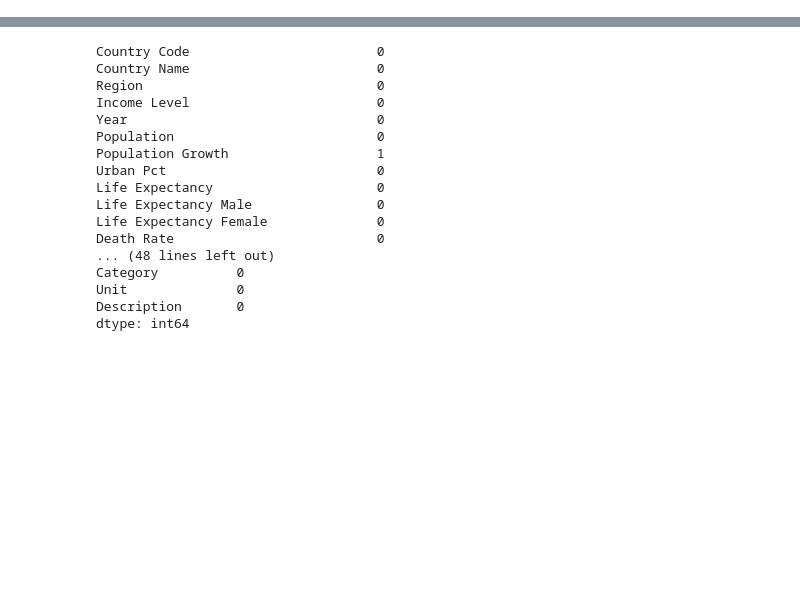
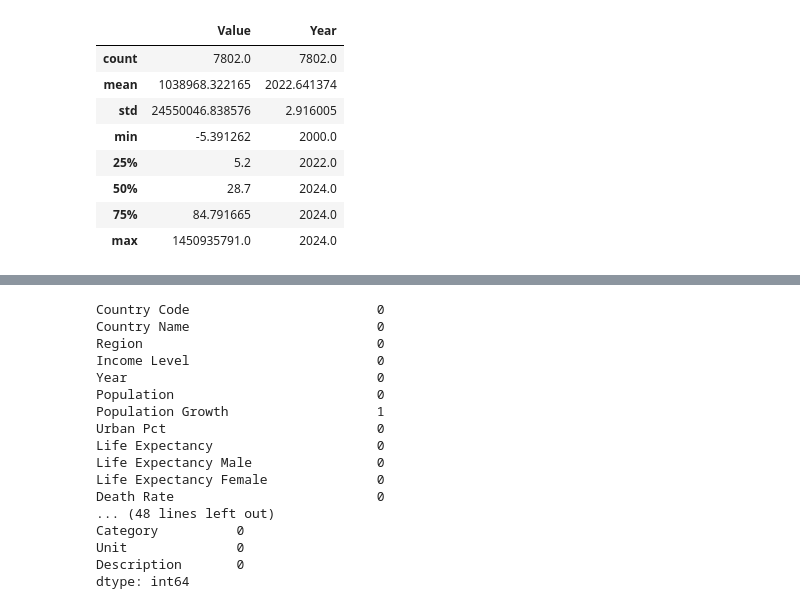
Before and after one commit to graceobonyo/Health-Data-Analytics, a Jupyter notebook: health.ipynb, the cells around one changed output, grey strips where cells are left out. Drawn from its saved outputs; the diff is of its cells as text; code cells hidden in the pictures; blank space fills up the shorter version.

```diff
--- a/health.ipynb
+++ b/health.ipynb
@@ -26,3 +88,15 @@ Country.head()
 | 2 | DZA | Algeria | Middle East, North Africa, Afghan... | Upper middle income | SP.POP.TOTL | Population, total | 46814308.0 | 2024 |
 | 3 | ASM | American Samoa | East Asia & Pacific | High income | SP.POP.TOTL | Population, total | 46765.0 | 2024 |
 | 4 | AND | Andorra | Europe & Central Asia | High income | SP.POP.TOTL | Population, total | 81938.0 | 2024 |
+# %%
+Country.describe()
+# %% [output]
+|  | Value | Year |
+| count | 7802.0 | 7802.0 |
+| mean | 1038968.322165 | 2022.641374 |
+| std | 24550046.838576 | 2.916005 |
+| min | -5.391262 | 2000.0 |
+| 25% | 5.2 | 2022.0 |
+| 50% | 28.7 | 2024.0 |
+| 75% | 84.791665 | 2024.0 |
+| max | 1450935791.0 | 2024.0 |
```
Also changed, not shown: parts of 57 cells of this notebook, 2 other files.
